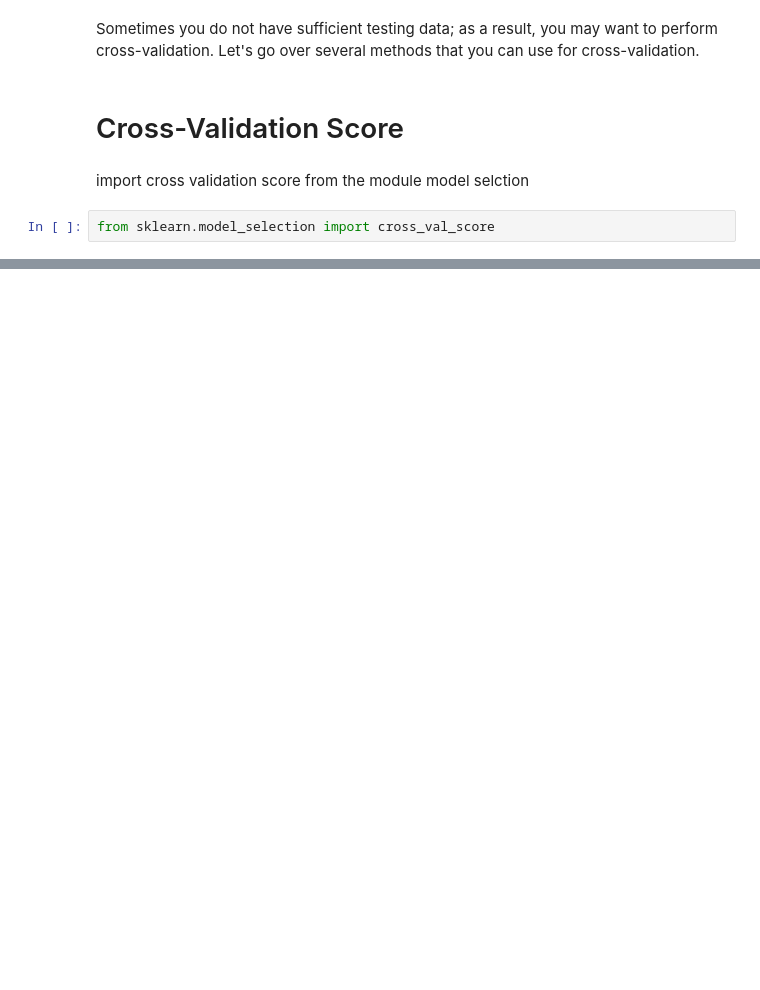
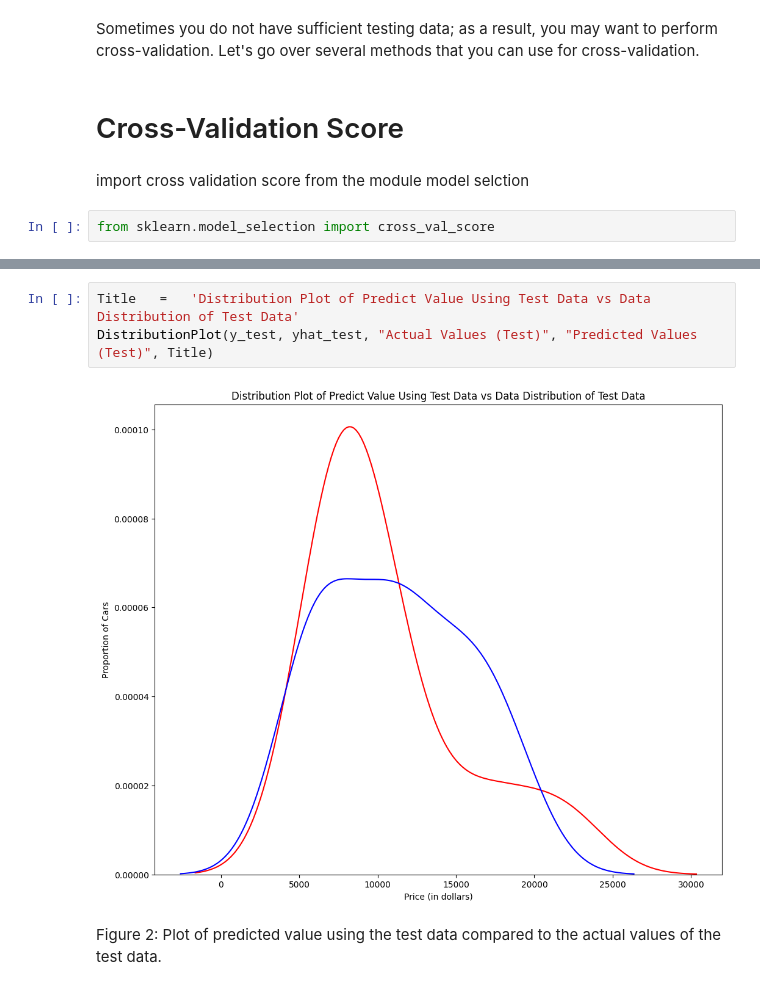
Before and after one commit to rahulkp-ai/professional-course, a Jupyter notebook: ibm-gen-ai-engineering/Phase02/Data Analysis with Python/Mini Project/Model Evaluation and Refinement.ipynb, the cells around one changed output, grey strips where cells are left out. Drawn from its saved outputs; the diff is of its cells as text; blank space fills up the shorter version.

```diff
--- a/ibm-gen-ai-engineering/Phase02/Data Analysis with Python/Mini Project/Model Evaluation and Refinement.ipynb
+++ b/ibm-gen-ai-engineering/Phase02/Data Analysis with Python/Mini Project/Model Evaluation and Refinement.ipynb
@@ -227,0 +318,7 @@ from sklearn.model_selection import cross_val_score
+# %%
+Title   =   'Distribution Plot of Predict Value Using Test Data vs Data Distribution of Test Data'
+DistributionPlot(y_test, yhat_test, "Actual Values (Test)", "Predicted Values (Test)", Title)
+# %% [output]
+[figure, added]
+# %% [markdown]
+Figure 2: Plot of predicted value using the test data compared to the actual values of the test data.
```
Also changed, not shown: parts of 59 cells of this notebook, 1 other file.
